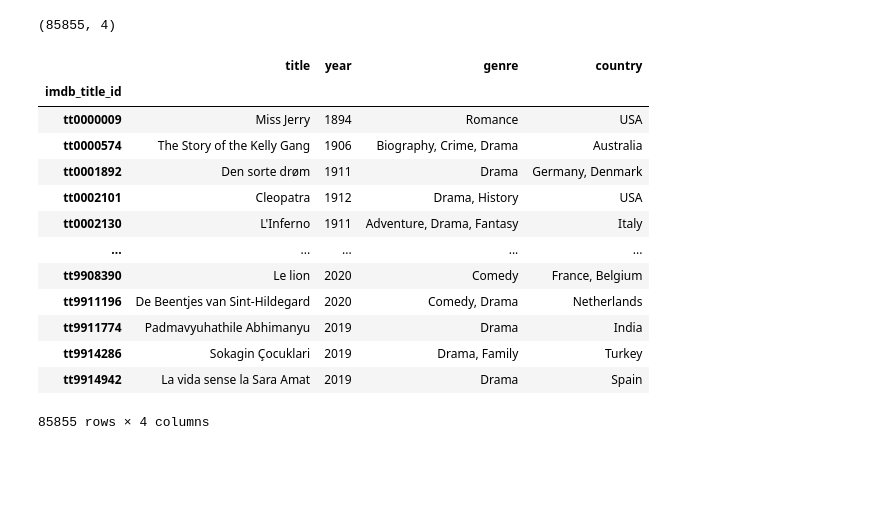
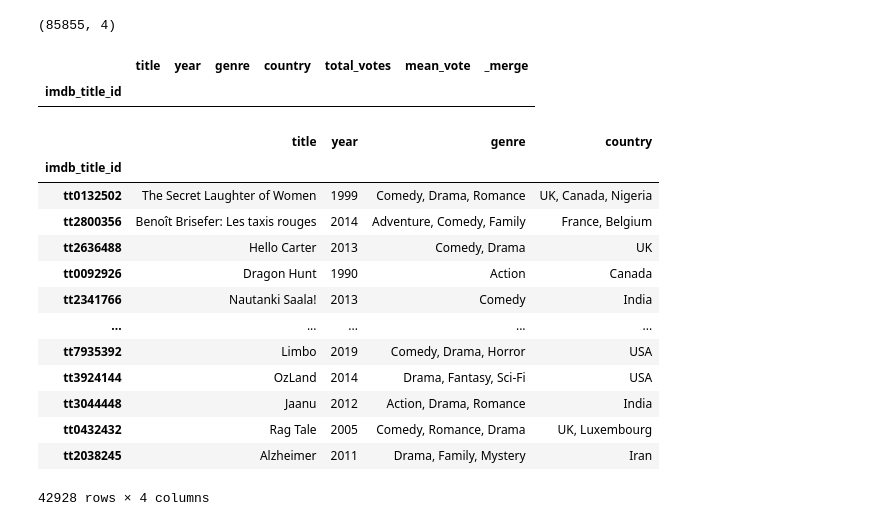
Before and after one commit to Stan-is-the-man/Data_science_bootcamp_2023, a Jupyter notebook: merge_and_concatenate_data_frames.ipynb, the cells around one changed output. Drawn from its saved outputs; the diff is of its cells as text; code cells hidden in the pictures; blank space fills up the shorter version.

```diff
--- a/merge_and_concatenate_data_frames.ipynb
+++ b/merge_and_concatenate_data_frames.ipynb
@@ -204,20 +204,9 @@ df_inner_join.shape
 df_movies.shape
 # %% [output]
 (85855, 4)
-# %%
-df_movies
-# %% [output]
-|  | title | year | genre | country |
-| imdb_title_id |  |  |  |  |
-| tt0000009 | Miss Jerry | 1894 | Romance | USA |
-| tt0000574 | The Story of the Kelly Gang | 1906 | Biography, Crime, Drama | Australia |
-| tt0001892 | Den sorte drøm | 1911 | Drama | Germany, Denmark |
-| tt0002101 | Cleopatra | 1912 | Drama, History | USA |
-| tt0002130 | L'Inferno | 1911 | Adventure, Drama, Fantasy | Italy |
-| ... | ... | ... | ... | ... |
-| tt9908390 | Le lion | 2020 | Comedy | France, Belgium |
-| tt9911196 | De Beentjes van Sint-Hildegard | 2020 | Comedy, Drama | Netherlands |
-| tt9911774 | Padmavyuhathile Abhimanyu | 2019 | Drama | India |
-| tt9914286 | Sokagin Çocuklari | 2019 | Drama, Family | Turkey |
-| tt9914942 | La vida sense la Sara Amat | 2019 | Drama | Spain |
-85855 rows × 4 columns
+# %%
+df_full_outer_join = df_movies.merge(df_ratings, on='imdb_title_id', how='outer', indicator=True)
+df_full_outer_join.query("_merge=='left_only' or _merge=='right_only'")
+# %% [output]
+|  | title | year | genre | country | total_votes | mean_vote | _merge |
+| imdb_title_id |  |  |  |  |  |  |  |
@@ -223,0 +215,17 @@ df_movies
+# %%
+df_sample_2
+# %% [output]
+|  | title | year | genre | country |
+| imdb_title_id |  |  |  |  |
+| tt0132502 | The Secret Laughter of Women | 1999 | Comedy, Drama, Romance | UK, Canada, Nigeria |
+| tt2800356 | Benoît Brisefer: Les taxis rouges | 2014 | Adventure, Comedy, Family | France, Belgium |
+| tt2636488 | Hello Carter | 2013 | Comedy, Drama | UK |
+| tt0092926 | Dragon Hunt | 1990 | Action | Canada |
+| tt2341766 | Nautanki Saala! | 2013 | Comedy | India |
+| ... | ... | ... | ... | ... |
+| tt7935392 | Limbo | 2019 | Comedy, Drama, Horror | USA |
+| tt3924144 | OzLand | 2014 | Drama, Fantasy, Sci-Fi | USA |
+| tt3044448 | Jaanu | 2012 | Action, Drama, Romance | India |
+| tt0432432 | Rag Tale | 2005 | Comedy, Romance, Drama | UK, Luxembourg |
+| tt2038245 | Alzheimer | 2011 | Drama, Family, Mystery | Iran |
+42928 rows × 4 columns
```
Also changed, not shown: parts of 7 cells of this notebook, 3 other files.
